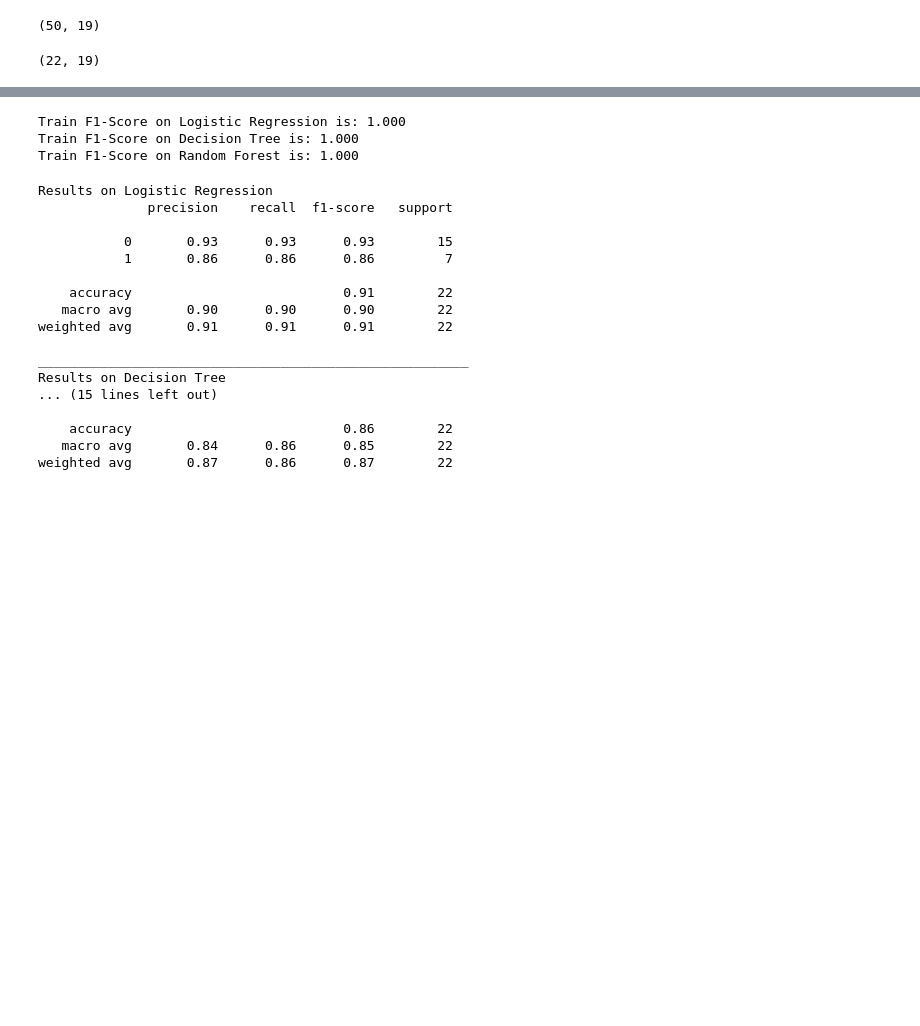
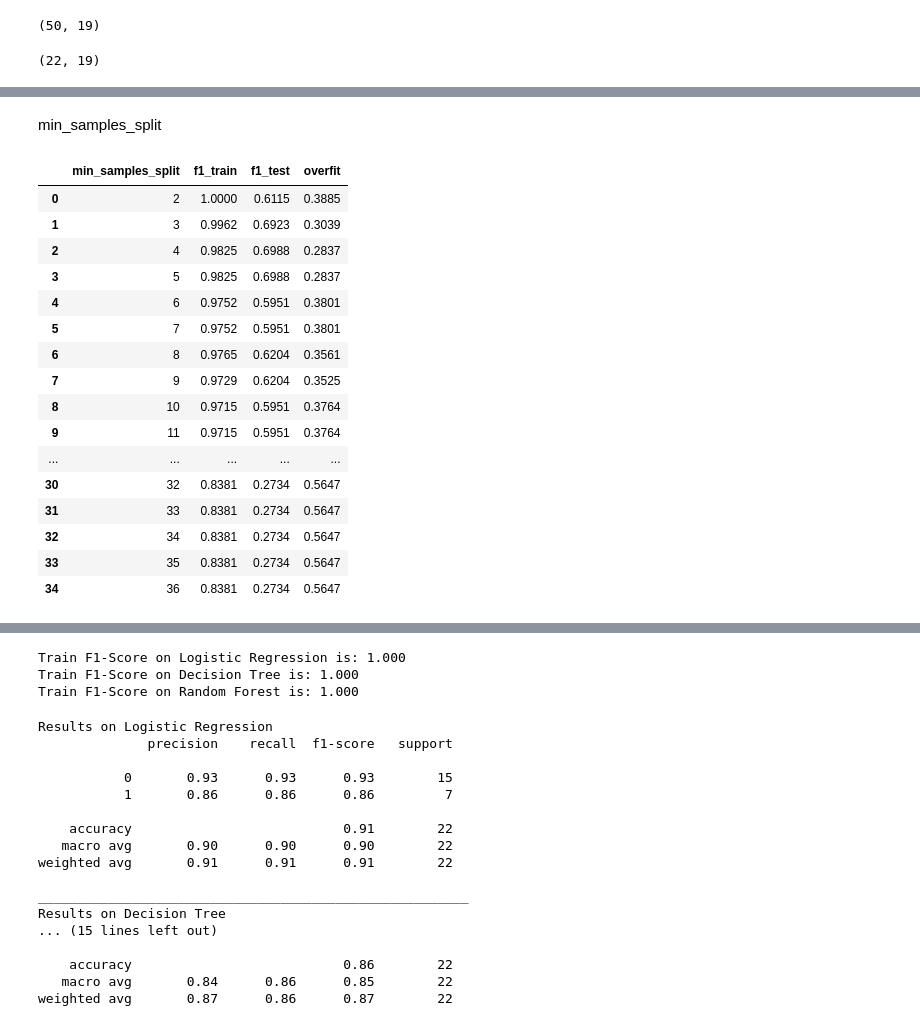
Before and after one commit to kumarv987/PDS-Cervical-cancer-dataset, a Jupyter notebook: Assignment2.ipynb, the cells around one changed output, grey strips where cells are left out. Saved outputs shown, nothing was run; the diff lists cells and outputs as text; code cells hidden in the pictures; blank space fills up the shorter version.

```diff
--- a/Assignment2.ipynb
+++ b/Assignment2.ipynb
@@ -299,0 +535,40 @@ X_test.shape
+# %% [markdown]
+min_samples_split
+# %%
+# select different min_samples_split
+min_samples_split = []
+for i in range(2, 37):
+    min_samples_split.append(i)
+
+# compute results for different min_samples_split
+f1_train = []
+f1_test = []
+overfit = []
+for value in min_samples_split:
+    result = d_tree("gini", None, value, 1, None, None)
+    f1_train.append(result[0])
+    f1_test.append(result[1])
+    overfit.append(result[2])
+
+# show results in table
+d = {'min_samples_split':min_samples_split, 'f1_train':f1_train, 'f1_test':f1_test, 'overfit':overfit}
+dtree_result = pd.DataFrame(data=d)
+dtree_result
+# %% [output]
+|  | min_samples_split | f1_train | f1_test | overfit |
+| 0 | 2 | 1.0000 | 0.6115 | 0.3885 |
+| 1 | 3 | 0.9962 | 0.6923 | 0.3039 |
+| 2 | 4 | 0.9825 | 0.6988 | 0.2837 |
+| 3 | 5 | 0.9825 | 0.6988 | 0.2837 |
+| 4 | 6 | 0.9752 | 0.5951 | 0.3801 |
+| 5 | 7 | 0.9752 | 0.5951 | 0.3801 |
+| 6 | 8 | 0.9765 | 0.6204 | 0.3561 |
+| 7 | 9 | 0.9729 | 0.6204 | 0.3525 |
+| 8 | 10 | 0.9715 | 0.5951 | 0.3764 |
+| 9 | 11 | 0.9715 | 0.5951 | 0.3764 |
+| ... | ... | ... | ... | ... |
+| 30 | 32 | 0.8381 | 0.2734 | 0.5647 |
+| 31 | 33 | 0.8381 | 0.2734 | 0.5647 |
+| 32 | 34 | 0.8381 | 0.2734 | 0.5647 |
+| 33 | 35 | 0.8381 | 0.2734 | 0.5647 |
+| 34 | 36 | 0.8381 | 0.2734 | 0.5647 |
```
Also changed, not shown: parts of 43 cells of this notebook.
